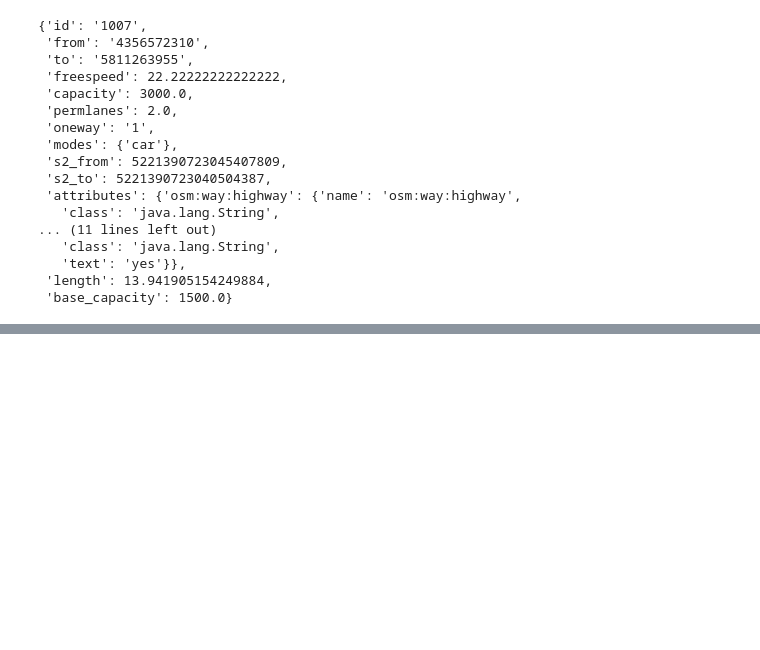
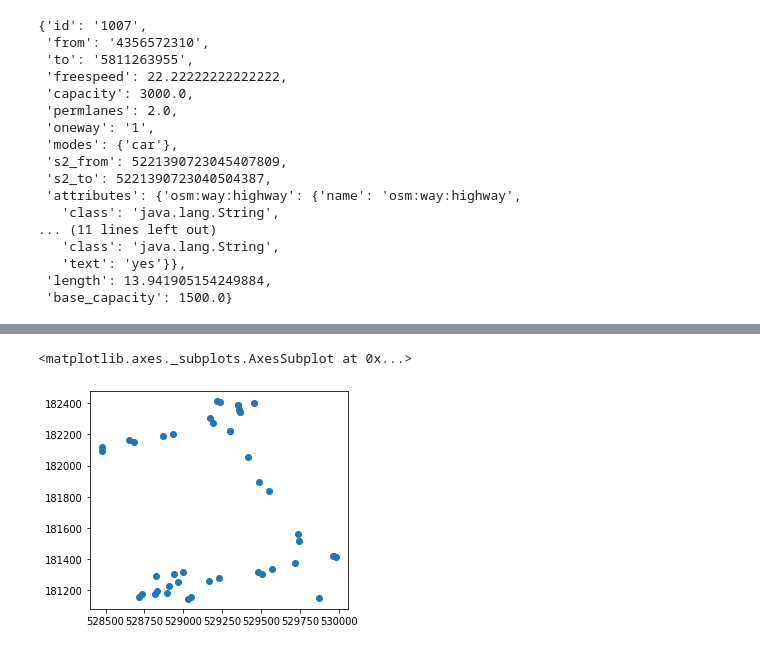
Before and after one commit to arup-group/genet, a Jupyter notebook: notebooks/5.1. Modifying Network - Basics.ipynb, the cells around one changed output, grey strips where cells are left out. Cells and saved outputs as stored; diff of their text form; code cells hidden in the pictures; blank space fills up the shorter version.

```diff
--- a/notebooks/5.1. Modifying Network - Basics.ipynb
+++ b/notebooks/5.1. Modifying Network - Basics.ipynb
@@ -218,0 +479,2 @@ Area of Use:
+# %%
+n.schedule.apply_attributes_to_services(df.T.to_dict())
@@ -218,0 +494,7 @@ Area of Use:
+# %%
+n.schedule.apply_attributes_to_routes(
+    {'VJ375a660d47a2aa570aa20a8568012da8497ffecf': {
+        'name': 'my_favourite_route',
+        'mode': 'piggyback'
+    }}
+)
@@ -218,0 +503,4 @@ Area of Use:
+# %%
+n.schedule.apply_attributes_to_stops(
+    {'490000235YB.link:574': {'new_attribute': 'hello!'}}
+)
@@ -218,0 +522,7 @@ Area of Use:
+# %%
+from shapely.geometry import Point
+
+def add_shapely_geometry_points(stop_attribs):
+    return Point(stop_attribs['x'], stop_attribs['y'])
+
+n.schedule.apply_function_to_stops(add_shapely_geometry_points, location='geometry')
@@ -218,0 +546,6 @@ Area of Use:
+# %%
+from geopandas import GeoDataFrame
+GeoDataFrame(n.schedule.stop_attribute_data(keys='geometry')).plot()
+# %% [output]
+<matplotlib.axes._subplots.AxesSubplot at 0x...>
+[figure, added]
```
Also changed, not shown: parts of 74 cells of this notebook, 35 other files.
